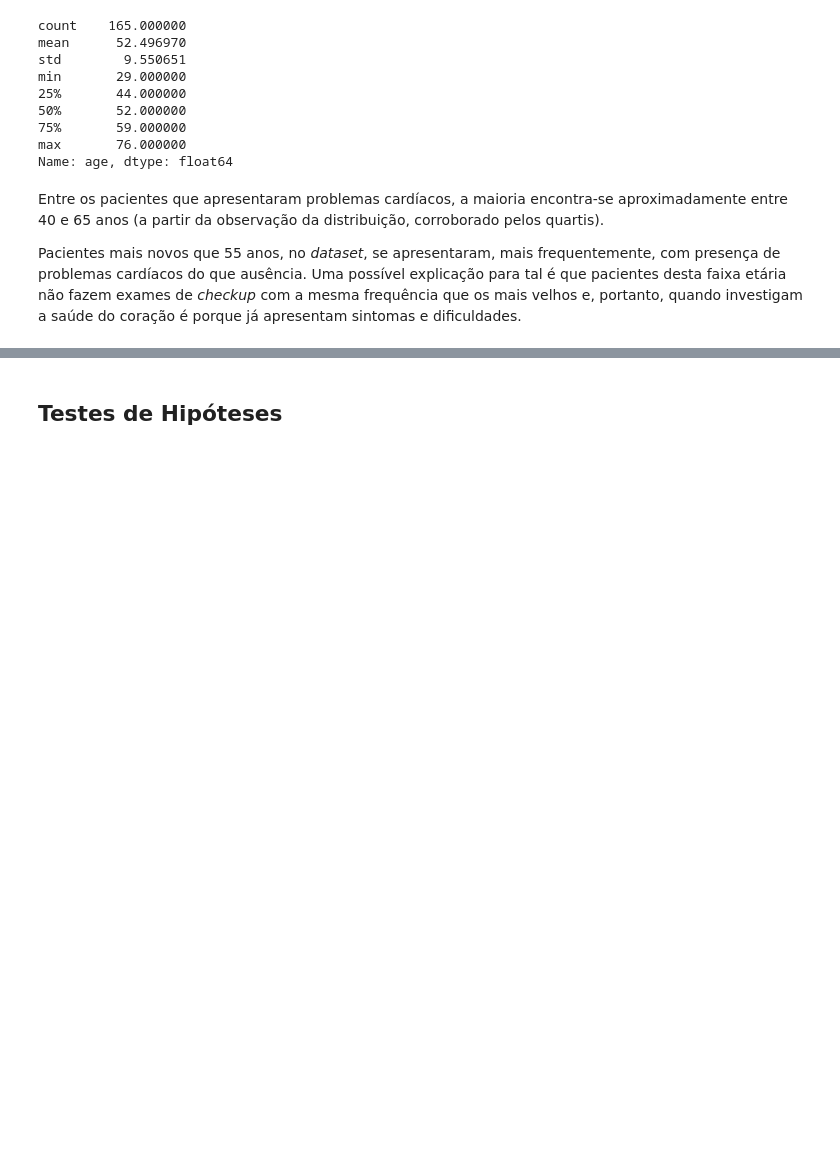
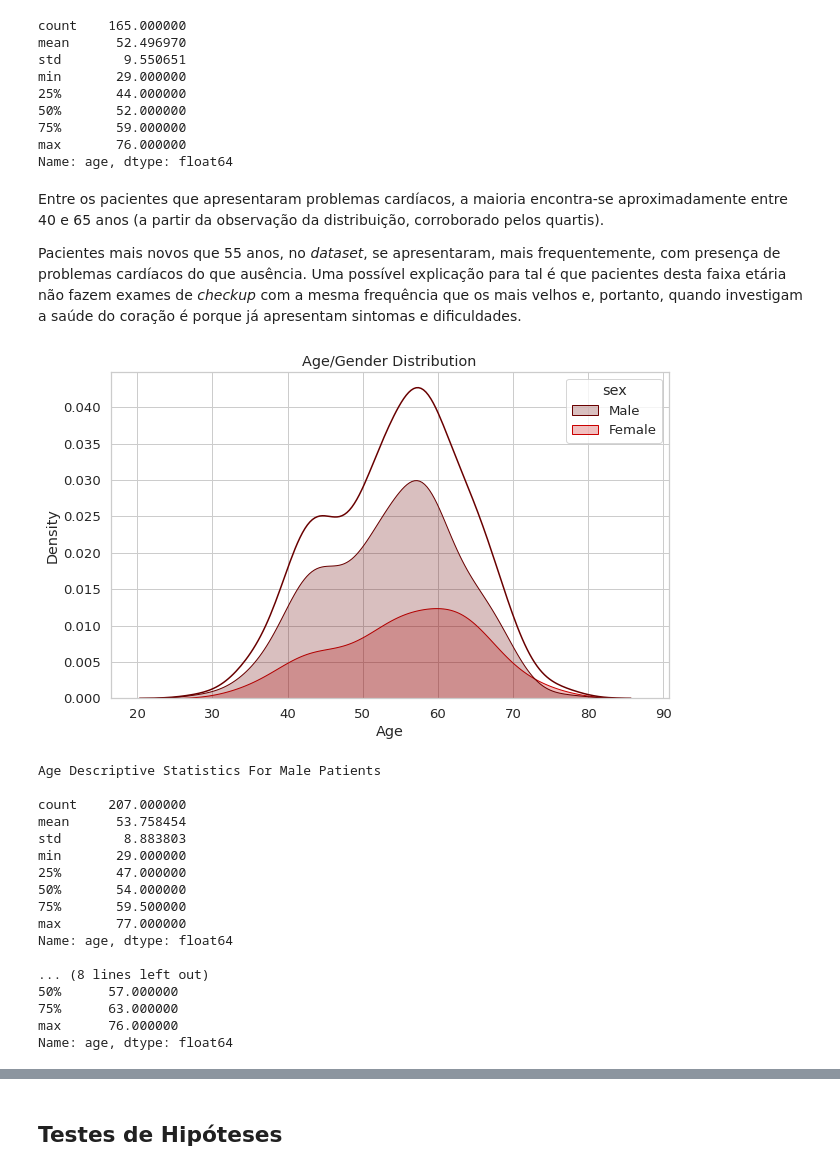
Before and after one commit to rfmf/ds_portfolio, a Jupyter notebook: EDA/Análise de Dados de Pacientes de Doenças Cardíacas/heart_disease_analysis.ipynb, the cells around one changed output, grey strips where cells are left out. Drawn from its saved outputs; the diff is of its cells as text; code cells hidden in the pictures; blank space fills up the shorter version.

Commit message:
Added a few more plots to multivariate analysis.

```diff
--- a/EDA/Análise de Dados de Pacientes de Doenças Cardíacas/heart_disease_analysis.ipynb
+++ b/EDA/Análise de Dados de Pacientes de Doenças Cardíacas/heart_disease_analysis.ipynb
@@ -674,3 +674,51 @@ Name: age, dtype: float64
 Entre os pacientes que apresentaram problemas cardíacos, a maioria encontra-se aproximadamente entre 40 e 65 anos (a partir da observação da distribuição, corroborado pelos quartis).
 
 Pacientes mais novos que 55 anos, no *dataset*, se apresentaram, mais frequentemente, com presença de problemas cardíacos do que ausência. Uma possível explicação para tal é que pacientes desta faixa etária não fazem exames de *checkup* com a mesma frequência que os mais velhos e, portanto, quando investigam a saúde do coração é porque já apresentam sintomas e dificuldades.
+# %%
+# Age x Gender
+aux = data.copy()
+aux.loc[aux['sex-male'] == 1, 'sex'] = 'Male'
+aux.loc[aux['sex-female'] == 1, 'sex'] = 'Female'
+
+age_target_plt = sns.kdeplot(
+    data=aux,
+    x='age',
+    shade=True,
+    hue='sex'
+)
+sns.kdeplot(
+    data=aux,
+    x='age',
+    shade=False
+)
+age_target_plt.set(
+    title='Age/Gender Distribution',
+    xlabel='Age'
+)
+
+plt.show()
+
+print('Age Descriptive Statistics For Male Patients\n')
+print(data.loc[data['sex-male'] == 1, 'age'].describe())
+print('\n')
+print('Age Descriptive Statistics For Female Patients\n')
+print(data.loc[data['sex-female'] == 1, 'age'].describe())
+# %% [output]
+[figure, added]
+Age Descriptive Statistics For Male Patients
+
+count    207.000000
+mean      53.758454
+std        8.883803
+min       29.000000
+25%       47.000000
+50%       54.000000
+75%       59.500000
+max       77.000000
+Name: age, dtype: float64
+
+... (8 lines left out)
+50%      57.000000
+75%      63.000000
+max      76.000000
+Name: age, dtype: float64
```
Also changed, not shown: parts of 7 cells of this notebook.
